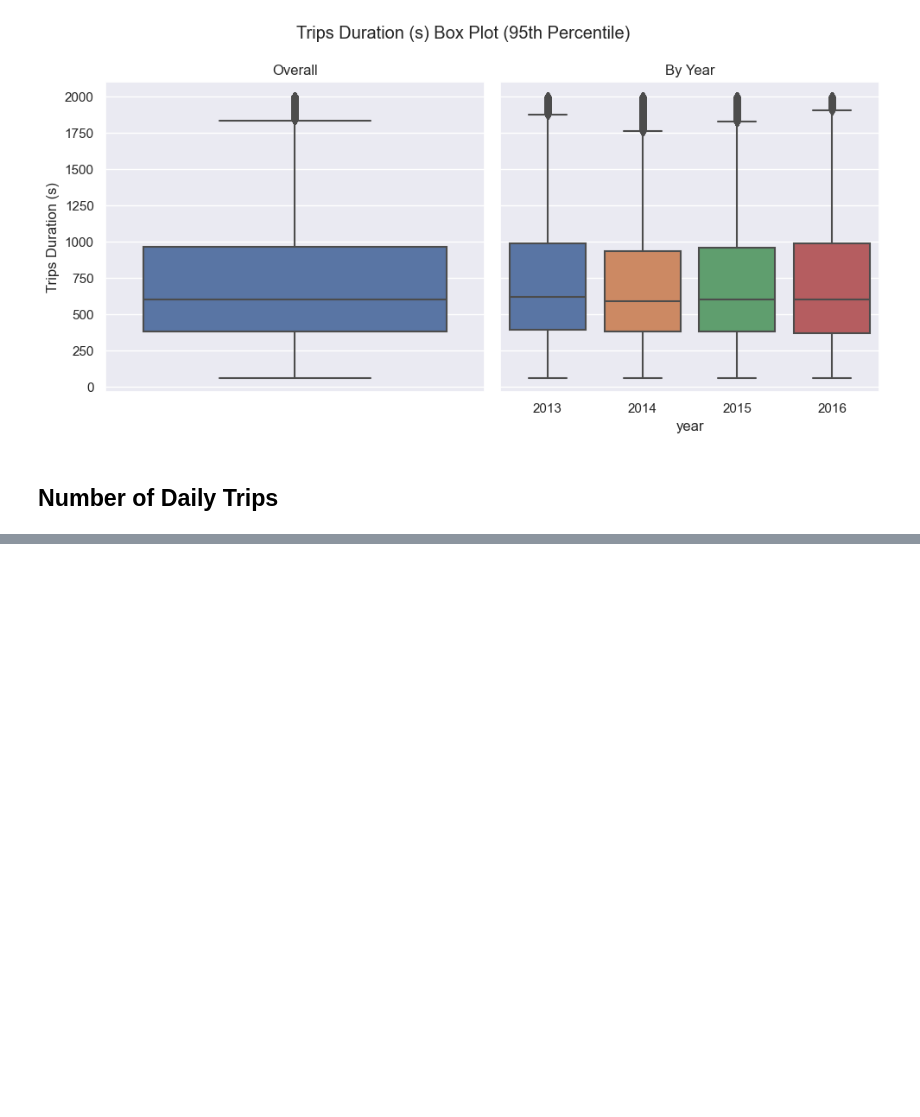
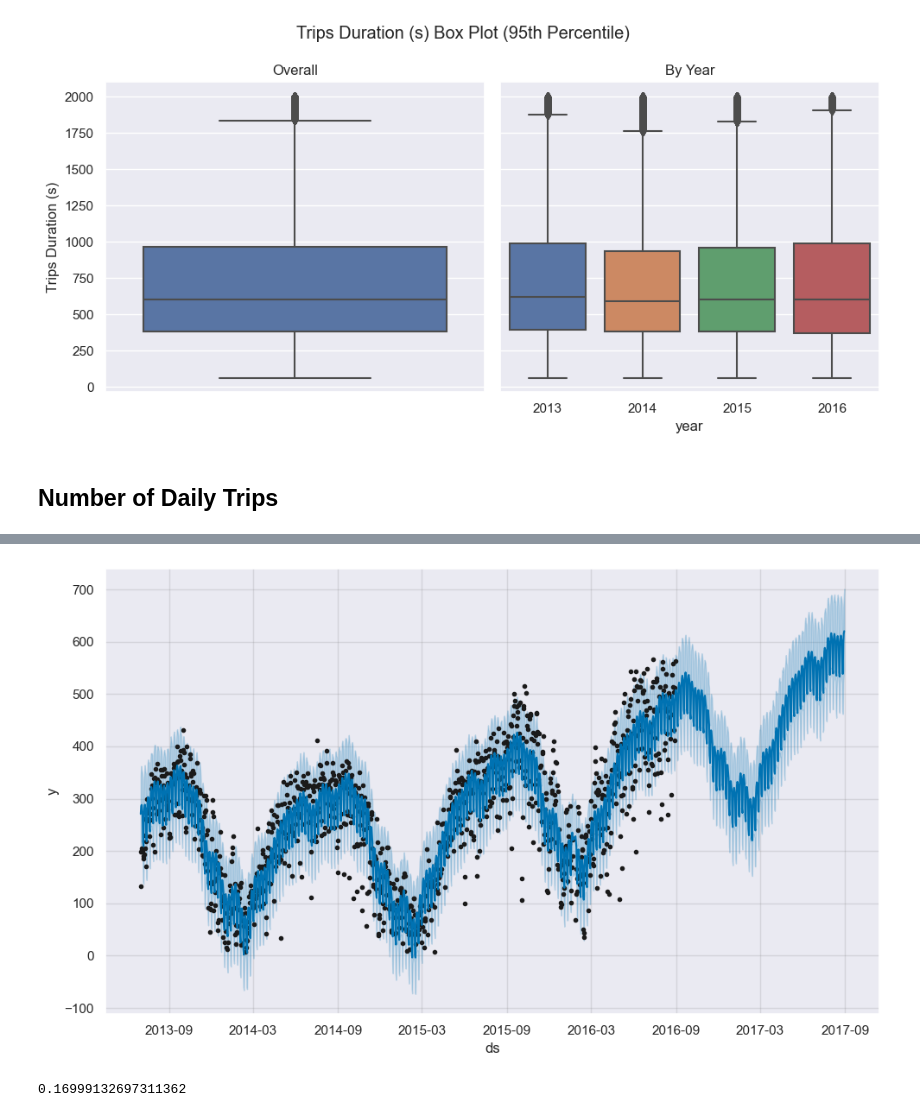
Before and after one commit to scunden/citi-bike, a Jupyter notebook: EDA-notebook.ipynb, the cells around one changed output, grey strips where cells are left out. Cells and saved outputs as stored; diff of their text form; code cells hidden in the pictures; blank space fills up the shorter version.

Commit message:
Starting trips outliers

```diff
--- a/EDA-notebook.ipynb
+++ b/EDA-notebook.ipynb
@@ -193,0 +203,8 @@ sns.scatterplot(agg)
+# %%
+df = agg.reset_index().rename({'date':'ds',0:'y'},axis=1)
+m = Prophet(changepoint_range=0.95)
+m.fit(df)
+future = m.make_future_dataframe(periods=365)
+forecast = m.predict(future)
+fig1 = m.plot(forecast)
+# %% [output]
@@ -193,0 +213 @@ sns.scatterplot(agg)
+[figure, added]
@@ -193,0 +224,4 @@ sns.scatterplot(agg)
+# %%
+df_pred['Outlier'].sum()/df_pred['Outlier'].shape[0]
+# %% [output]
+0.16999132697311362
```
Also changed, not shown: parts of 15 cells of this notebook.
